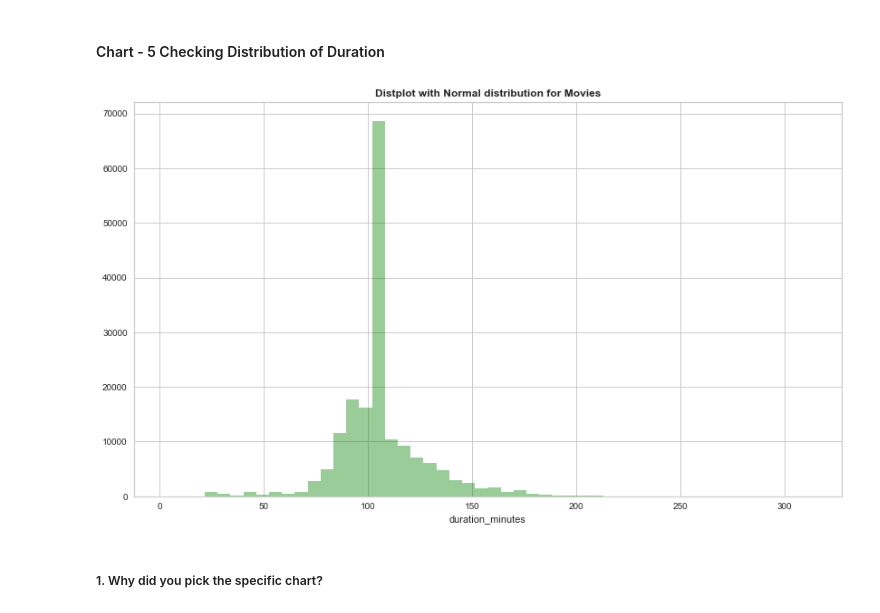
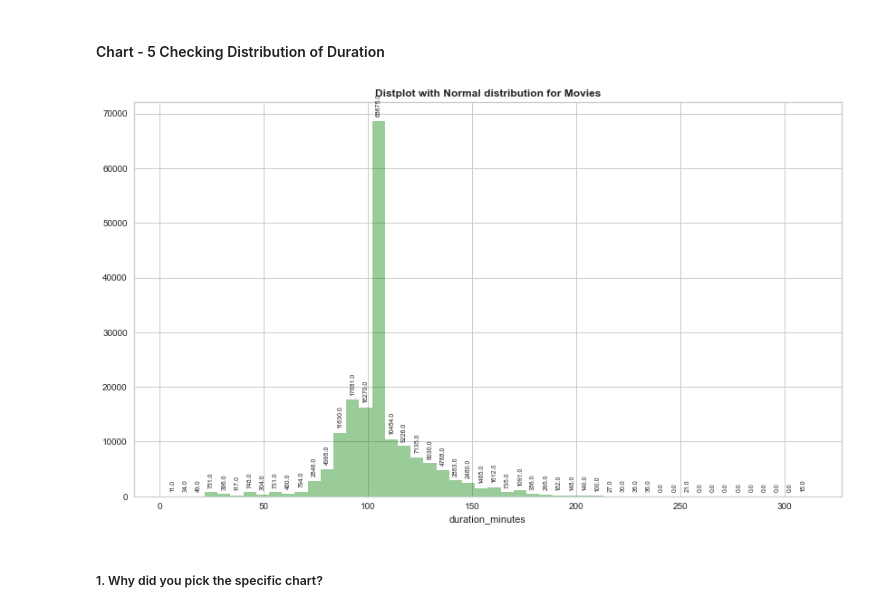
Before and after one commit to vyankath/Capstone_UL_NMTC, a Jupyter notebook: USC_Submission_NMTC.ipynb, the cells around one changed output. Drawn from its saved outputs; the diff is of its cells as text; code cells hidden in the pictures.

```diff
--- a/USC_Submission_NMTC.ipynb
+++ b/USC_Submission_NMTC.ipynb
@@ -577,6 +601,10 @@ import math
 df['duration_minutes'].fillna(math.floor(df['duration_minutes'].mean()), inplace=True) # filling na as int 106 mean
 # %%
 df['duration_seasons'].dropna(inplace=True)
+# %%
+df.drop("duration_seasons",inplace=True,axis=1)
+# %%
+df.drop("duration",inplace=True,axis=1)
 # %% [markdown]
 Now looking at type column there are two diffrent values are there Movie and TV Show we can convert them movie as 1 and TV Show as 0.
 # %%
@@ -785,13 +813,13 @@ Can be focuse on potentially leading to targeted marketing and localization effo
 # %%
 plt.figure(figsize=(14,8))
 p= sns.distplot(df['duration_minutes'],kde=False, color=['green'])
 plt.title('Distplot with Normal distribution for Movies',fontweight="bold")
 for bar in p.patches:
-   plots.annotate(bar.get_height(),(bar.get_x() + bar.get_width() / 2, bar.get_height()), ha='center', va='bottom',size=7, xytext=(0, 5),
+   p.annotate(bar.get_height(),(bar.get_x() + bar.get_width() / 2, bar.get_height()), ha='center', va='bottom',size=7, xytext=(0, 5),
                   textcoords='offset points', rotation=90)
 plt.show()
 # %% [output]
-[figure, old version]
+[figure, new version]
 # %% [markdown]
 ##### 1. Why did you pick the specific chart?
 # %% [markdown]
```
Also changed, not shown: parts of 113 cells of this notebook.
